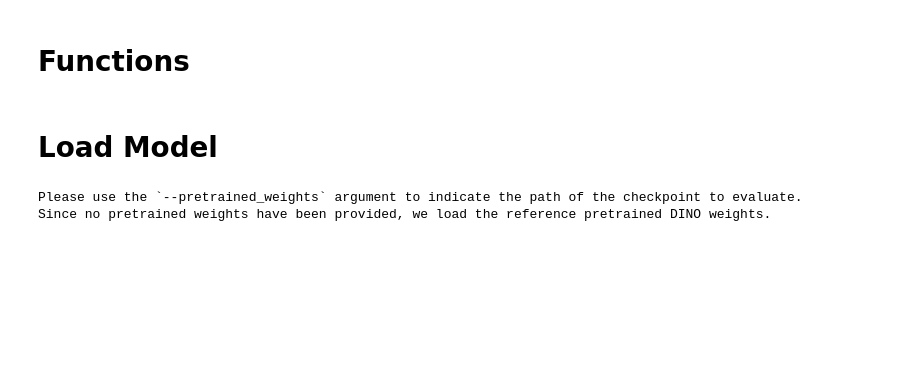
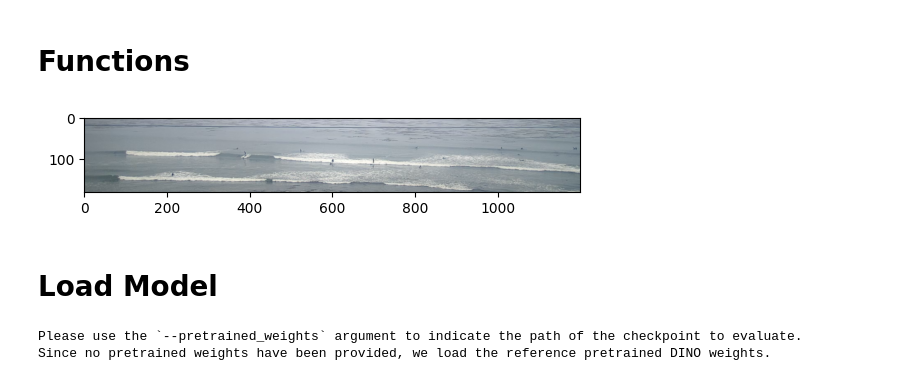
Before and after one commit to tukavic/surf-detection, a Jupyter notebook: dino/viz_atn.ipynb, the cells around one changed output. Cells and saved outputs as stored; diff of their text form; code cells hidden in the pictures; blank space fills up the shorter version.

```diff
--- a/dino/viz_atn.ipynb
+++ b/dino/viz_atn.ipynb
@@ -100,6 +95,11 @@ image_path = 'surf.png'
 image_size = (592, 1184)
 output_dir = '.'
 threshold = None
+# %%
+plt.imshow(plt.imread(image_path))
+plt.show()
+# %% [output]
+[figure, added]
 # %% [markdown]
 # Load Model
 # %%
```
Also changed, not shown: parts of 11 cells of this notebook, 2 other files.
